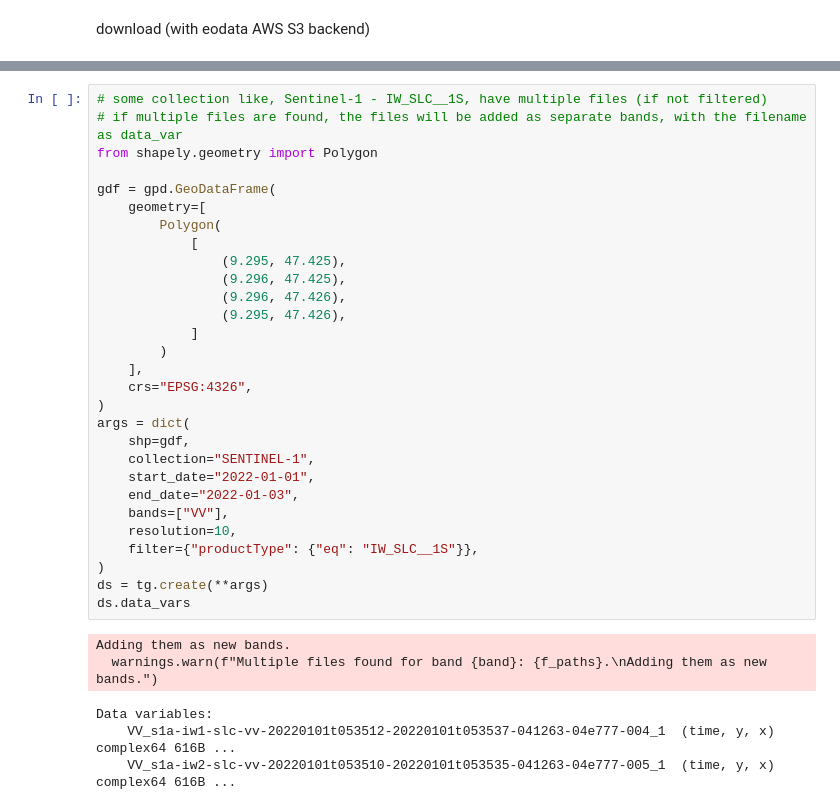
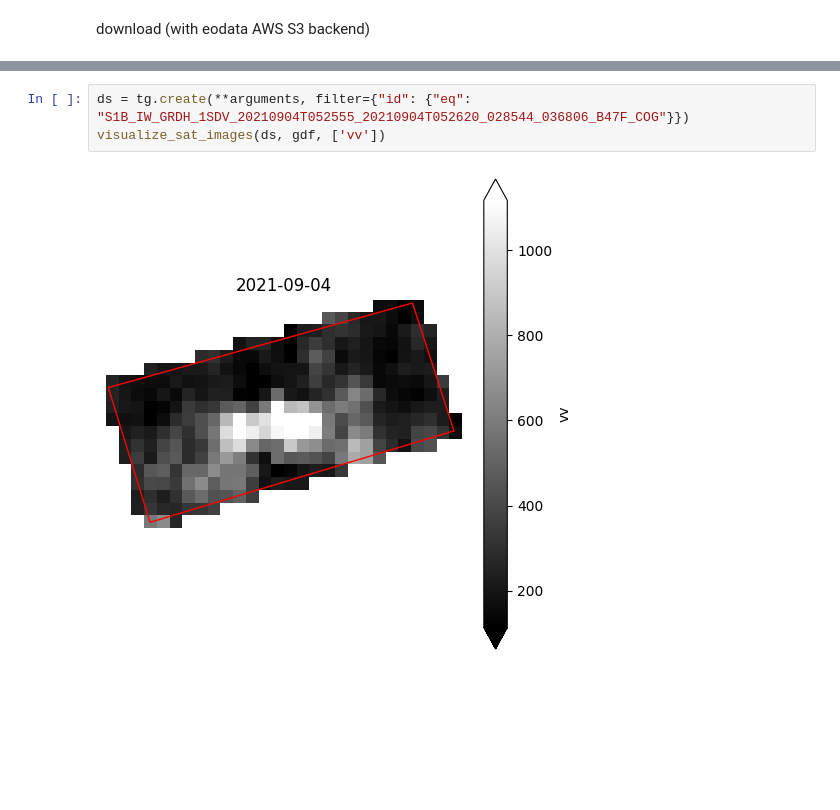
Before and after one commit to drnhhl/terragon, a Jupyter notebook: docs/demo_files/demo_cdse.ipynb, the cells around one changed output, grey strips where cells are left out. Drawn from its saved outputs; the diff is of its cells as text; blank space fills up the shorter version.

```diff
--- a/docs/demo_files/demo_cdse.ipynb
+++ b/docs/demo_files/demo_cdse.ipynb
@@ -197,35 +98,5 @@ Attributes:
-# %%
-# some collection like, Sentinel-1 - IW_SLC__1S, have multiple files (if not filtered)
-# if multiple files are found, the files will be added as separate bands, with the filename as data_var
-from shapely.geometry import Polygon
-
-gdf = gpd.GeoDataFrame(
-    geometry=[
-        Polygon(
-            [
-                (9.295, 47.425),
-                (9.296, 47.425),
-                (9.296, 47.426),
-                (9.295, 47.426),
-            ]
-        )
-    ],
-    crs="EPSG:4326",
-)
-args = dict(
-    shp=gdf,
-    collection="SENTINEL-1",
-    start_date="2022-01-01",
-    end_date="2022-01-03",
-    bands=["VV"],
-    resolution=10,
-    filter={"productType": {"eq": "IW_SLC__1S"}},
-)
-ds = tg.create(**args)
-ds.data_vars
-# %% [output]
-Adding them as new bands.
-  warnings.warn(f"Multiple files found for band {band}: {f_paths}.\nAdding them as new bands.")
-Data variables:
-    VV_s1a-iw1-slc-vv-20220101t053512-20220101t053537-041263-04e777-004_1  (time, y, x) complex64 616B ...
-    VV_s1a-iw2-slc-vv-20220101t053510-20220101t053535-041263-04e777-005_1  (time, y, x) complex64 616B ...
+# %%
+ds = tg.create(**arguments, filter={"id": {"eq": "S1B_IW_GRDH_1SDV_20210904T052555_20210904T052620_028544_036806_B47F_COG"}})
+visualize_sat_images(ds, gdf, ['vv'])
+# %% [output]
+[figure, added]
```
Also changed, not shown: parts of 18 cells of this notebook, 5 other files.
